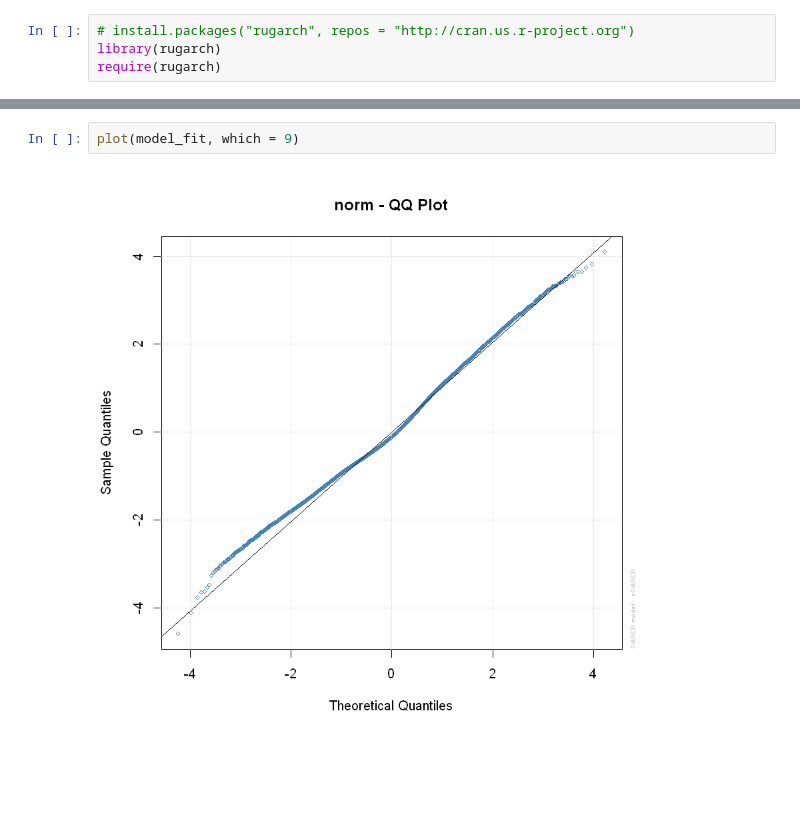
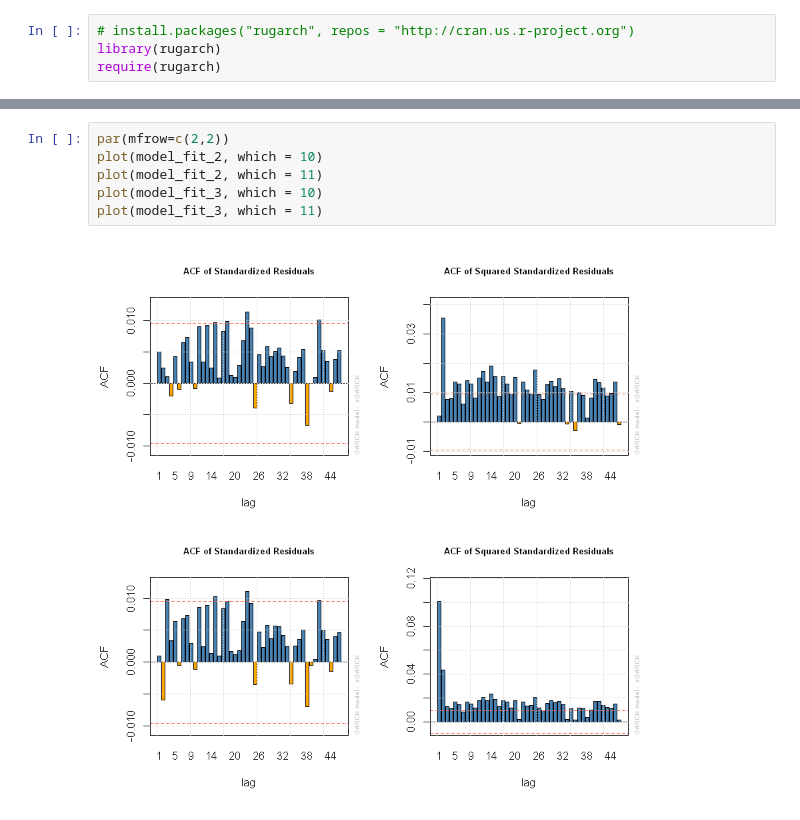
Before and after one commit to wywongbd/EPFL-Time-Series, a Jupyter notebook: project/Modeling & Forecasting.ipynb, the cells around one changed output, grey strips where cells are left out. Saved outputs shown, nothing was run; the diff lists cells and outputs as text; blank space fills up the shorter version.

```diff
--- a/project/Modeling & Forecasting.ipynb
+++ b/project/Modeling & Forecasting.ipynb
@@ -231,4 +431,8 @@ plot(model_fit, which = 11)
-# %%
-plot(model_fit, which = 9)
-# %% [output]
-[figure, removed]
+# %%
+par(mfrow=c(2,2))
+plot(model_fit_2, which = 10)
+plot(model_fit_2, which = 11)
+plot(model_fit_3, which = 10)
+plot(model_fit_3, which = 11)
+# %% [output]
+[figure, added]
```
Also changed, not shown: parts of 12 cells of this notebook, 2 other files.
